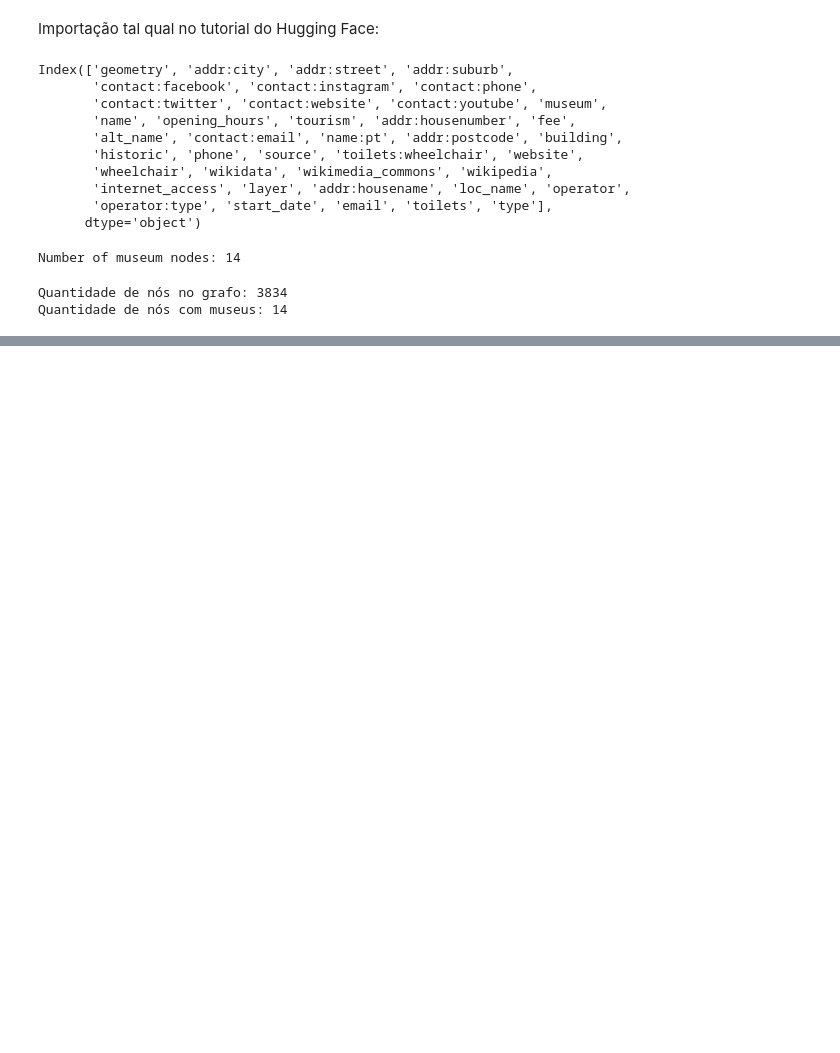
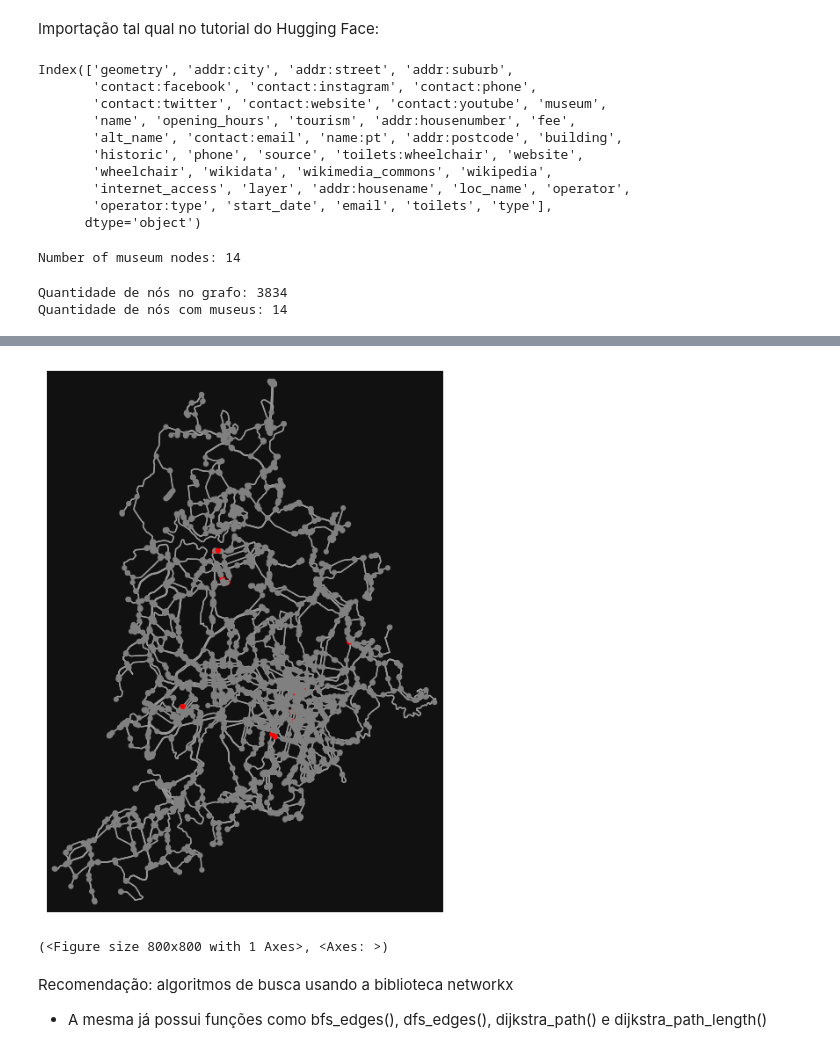
Before and after one commit to carlabferreira/SearchAgent, a Jupyter notebook: TP1.ipynb, the cells around one changed output, grey strips where cells are left out. Drawn from its saved outputs; the diff is of its cells as text; code cells hidden in the pictures; blank space fills up the shorter version.

```diff
--- a/TP1.ipynb
+++ b/TP1.ipynb
@@ -111,0 +103,9 @@ ox.plot_graph(G, node_color=node_colors, node_size=10, edge_color="k", bgcolor="
+# %%
+node_colors = ["red" if "museum" in data else "gray" for _, data in G.nodes(data=True)]
+ox.plot_graph(G, node_color=node_colors, node_size=20)
+# %% [output]
+[figure, added]
+(<Figure size 800x800 with 1 Axes>, <Axes: >)
+# %% [markdown]
+Recomendação: algoritmos de busca usando a biblioteca networkx
+- A mesma já possui funções como bfs_edges(), dfs_edges(), dijkstra_path() e dijkstra_path_length()
```
Also changed, not shown: parts of 4 cells of this notebook, 1 other file.
